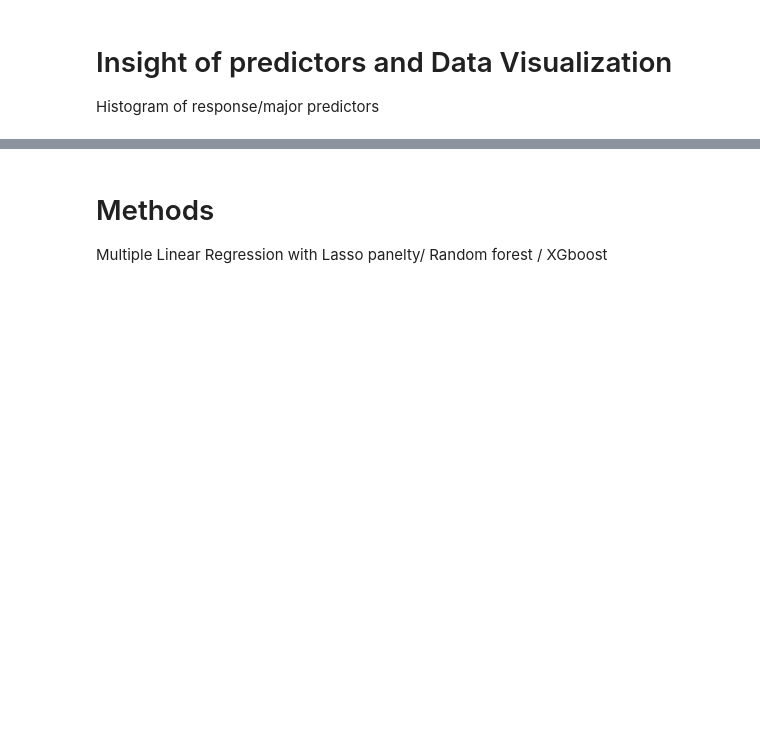
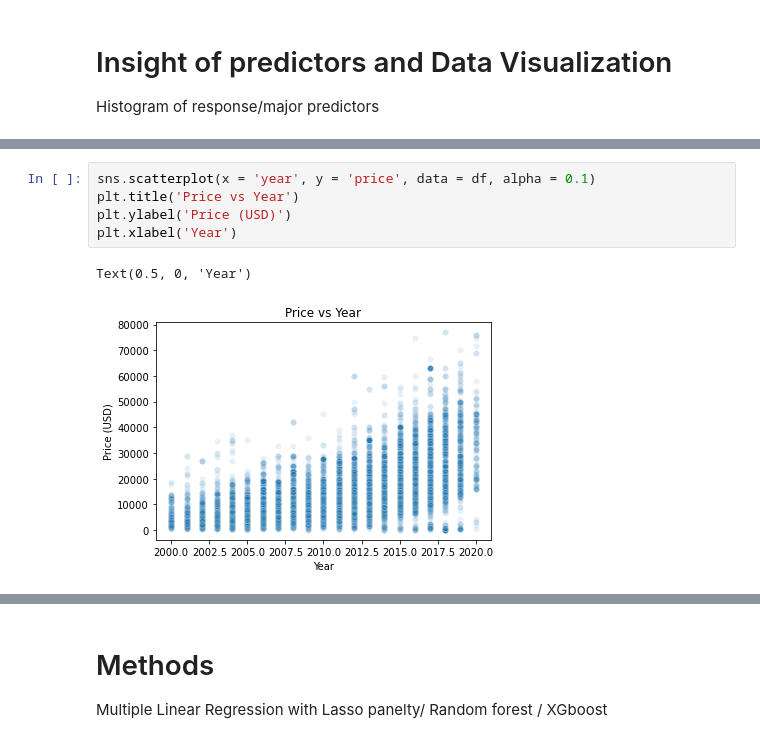
Before and after one commit to Delores404/DataSciFinal, a Jupyter notebook: FINAL.ipynb, the cells around one changed output, grey strips where cells are left out. Drawn from its saved outputs; the diff is of its cells as text; blank space fills up the shorter version.

```diff
--- a/FINAL.ipynb
+++ b/FINAL.ipynb
@@ -82,0 +102,8 @@ Histogram of response/major predictors
+# %%
+sns.scatterplot(x = 'year', y = 'price', data = df, alpha = 0.1)
+plt.title('Price vs Year')
+plt.ylabel('Price (USD)')
+plt.xlabel('Year')
+# %% [output]
+Text(0.5, 0, 'Year')
+[figure, added]
```
Also changed, not shown: parts of 9 cells of this notebook.
